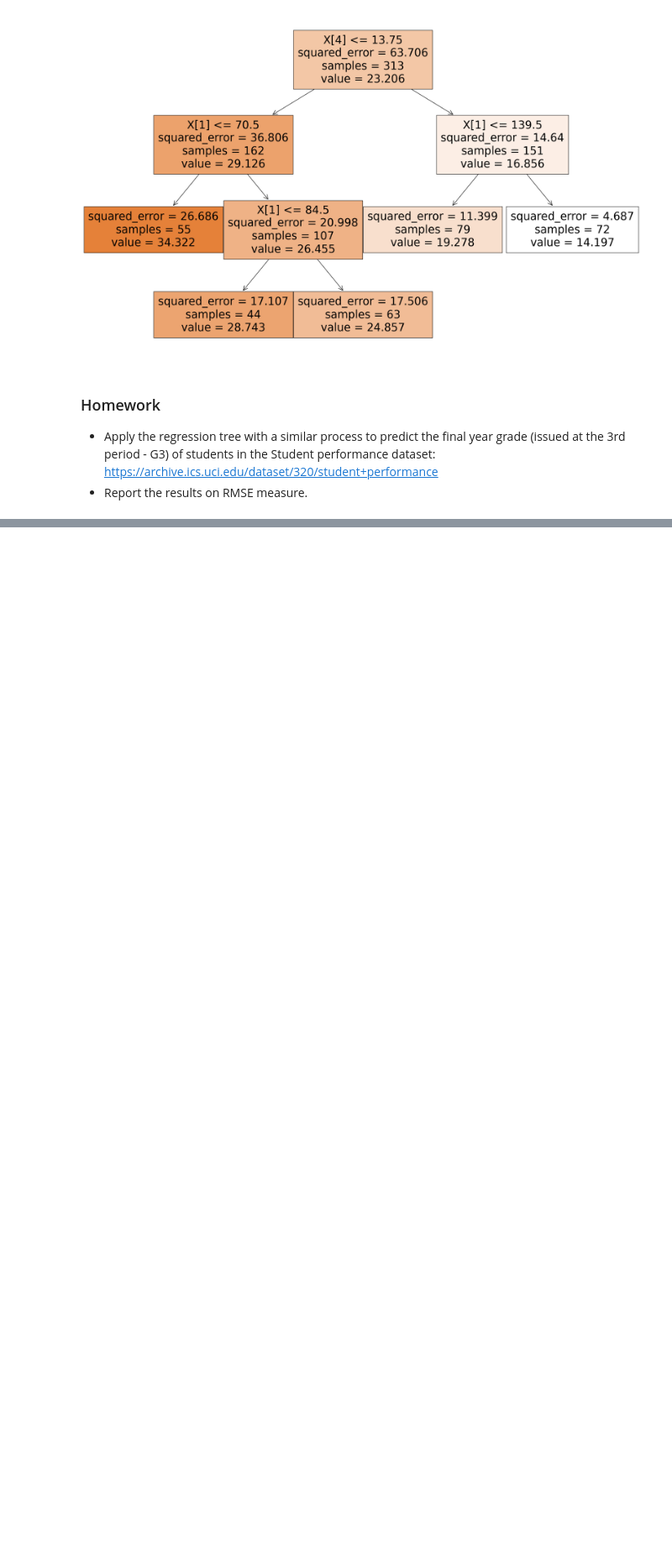
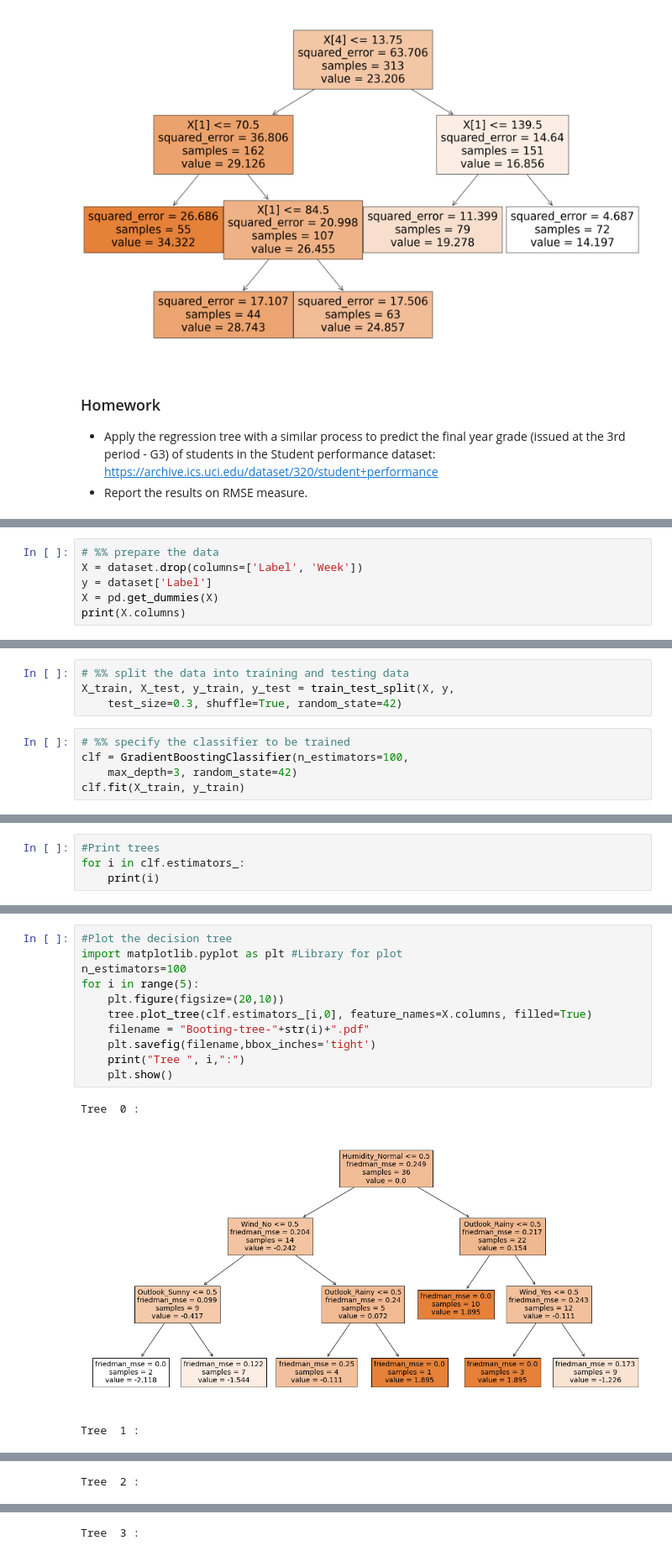
Before and after one commit to tailequy/IU-ML-Supervised, a Jupyter notebook: examples/IU-ML-Supervised-Unit5.ipynb, the cells around one changed output, grey strips where cells are left out. Shown at 84% size. Cells and saved outputs as stored; diff of their text form; blank space fills up the shorter version.

```diff
--- a/examples/IU-ML-Supervised-Unit5.ipynb
+++ b/examples/IU-ML-Supervised-Unit5.ipynb
@@ -239,0 +395,6 @@ plt.show()
+# %%
+# %% prepare the data
+X = dataset.drop(columns=['Label', 'Week'])
+y = dataset['Label']
+X = pd.get_dummies(X)
+print(X.columns)
@@ -239,0 +405,9 @@ plt.show()
+# %%
+# %% split the data into training and testing data
+X_train, X_test, y_train, y_test = train_test_split(X, y,
+    test_size=0.3, shuffle=True, random_state=42)
+# %%
+# %% specify the classifier to be trained
+clf = GradientBoostingClassifier(n_estimators=100,
+    max_depth=3, random_state=42)
+clf.fit(X_train, y_train)
@@ -239,0 +461,4 @@ plt.show()
+# %%
+#Print trees
+for i in clf.estimators_:
+    print(i)
@@ -239,0 +483,15 @@ plt.show()
+# %%
+#Plot the decision tree
+import matplotlib.pyplot as plt #Library for plot
+n_estimators=100
+for i in range(5):
+    plt.figure(figsize=(20,10))
+    tree.plot_tree(clf.estimators_[i,0], feature_names=X.columns, filled=True)
+    filename = "Booting-tree-"+str(i)+".pdf"
+    plt.savefig(filename,bbox_inches='tight')
+    print("Tree ", i,":")
+    plt.show()
+# %% [output]
+Tree  0 :
+[figure, added]
+Tree  1 :
@@ -239,0 +499 @@ plt.show()
+Tree  2 :
@@ -239,0 +501 @@ plt.show()
+Tree  3 :
```
Also changed, not shown: parts of 27 cells of this notebook.
